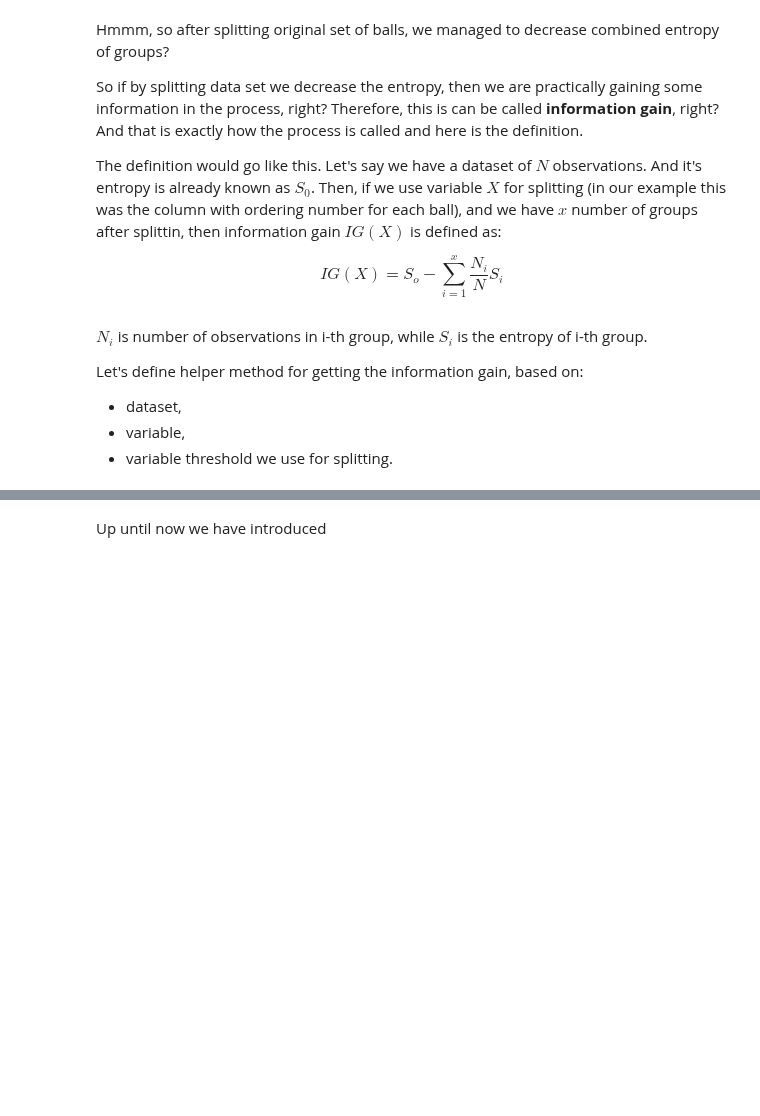
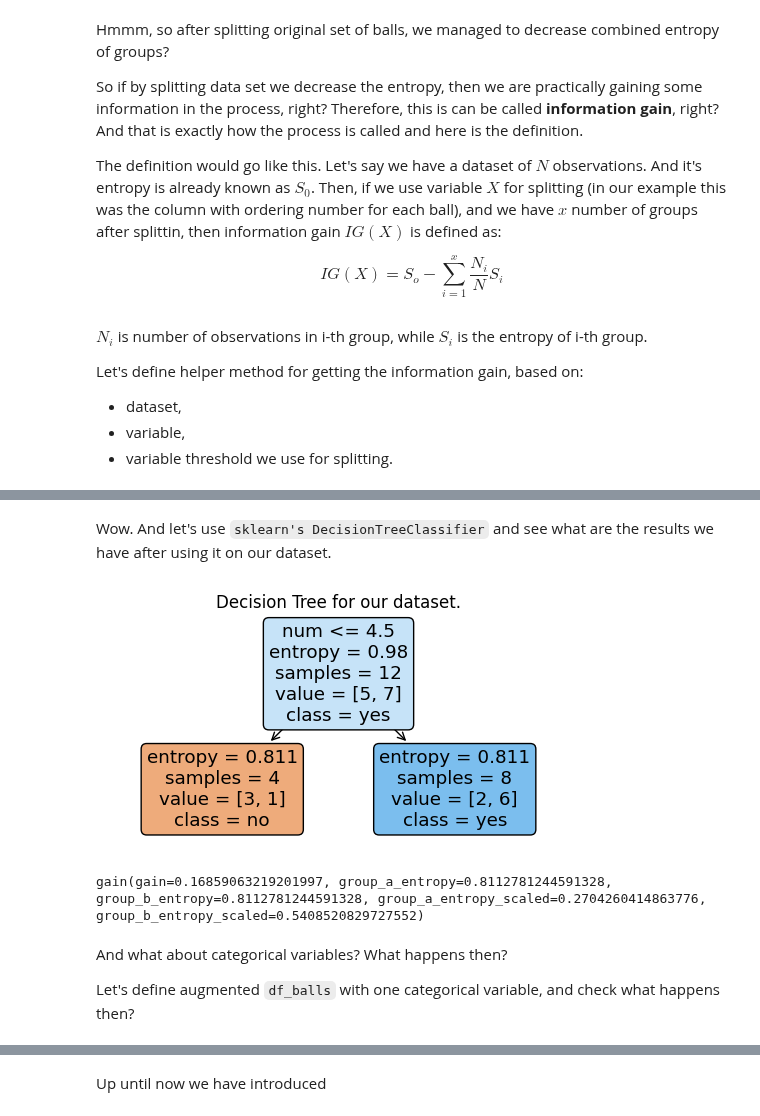
Before and after one commit to datakolektiv/dss03python2023, a Jupyter notebook: session20/dss03_py_session20.ipynb, the cells around one changed output, grey strips where cells are left out. Cells and saved outputs as stored; diff of their text form; code cells hidden in the pictures; blank space fills up the shorter version.

```diff
--- a/session20/dss03_py_session20.ipynb
+++ b/session20/dss03_py_session20.ipynb
@@ -385,0 +490,25 @@ Let's define helper method for getting the information gain, based on:
+# %% [markdown]
+Wow. And let's use `sklearn's DecisionTreeClassifier` and see what are the results we have after using it on our dataset.
+# %%
+dc = DecisionTreeClassifier(max_depth=1, criterion='entropy')
+
+dc.fit(df_balls[['num']], df_balls['color_label'])
+
+# plot the DT
+fig = plt.figure(figsize=(6, 3))
+_ = tree.plot_tree(dc,
+                   feature_names=dc.feature_names_in_,
+                   class_names=['no', 'yes'],
+                   filled=True,
+                   rounded=True)
+plt.gca().set_title('Decision Tree for our dataset.');
+# %% [output]
+[figure, added]
+# %%
+gain(df_balls, 'num', 4, 'color_label')
+# %% [output]
+gain(gain=0.16859063219201997, group_a_entropy=0.8112781244591328, group_b_entropy=0.8112781244591328, group_a_entropy_scaled=0.2704260414863776, group_b_entropy_scaled=0.5408520829727552)
+# %% [markdown]
+And what about categorical variables? What happens then?
+
+Let's define augmented `df_balls` with one categorical variable, and check what happens then?
```
Also changed, not shown: parts of 51 cells of this notebook.
